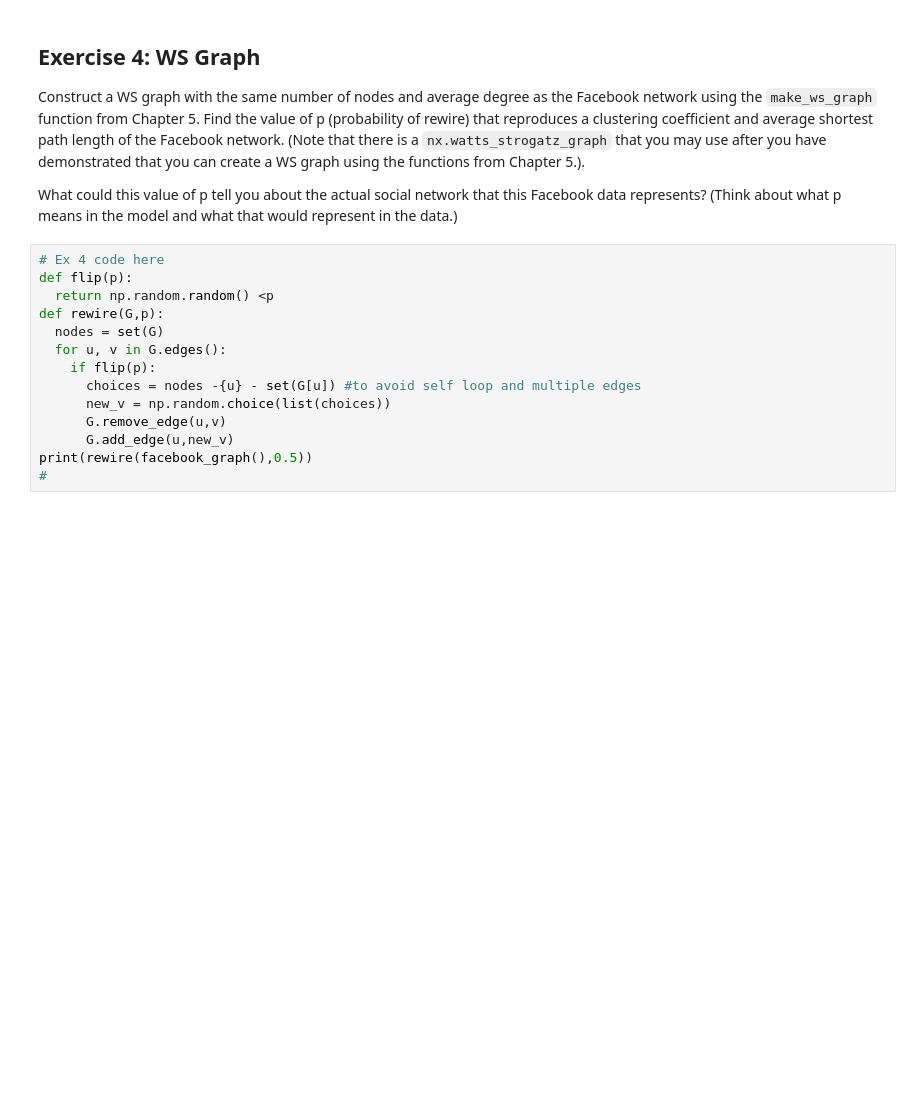
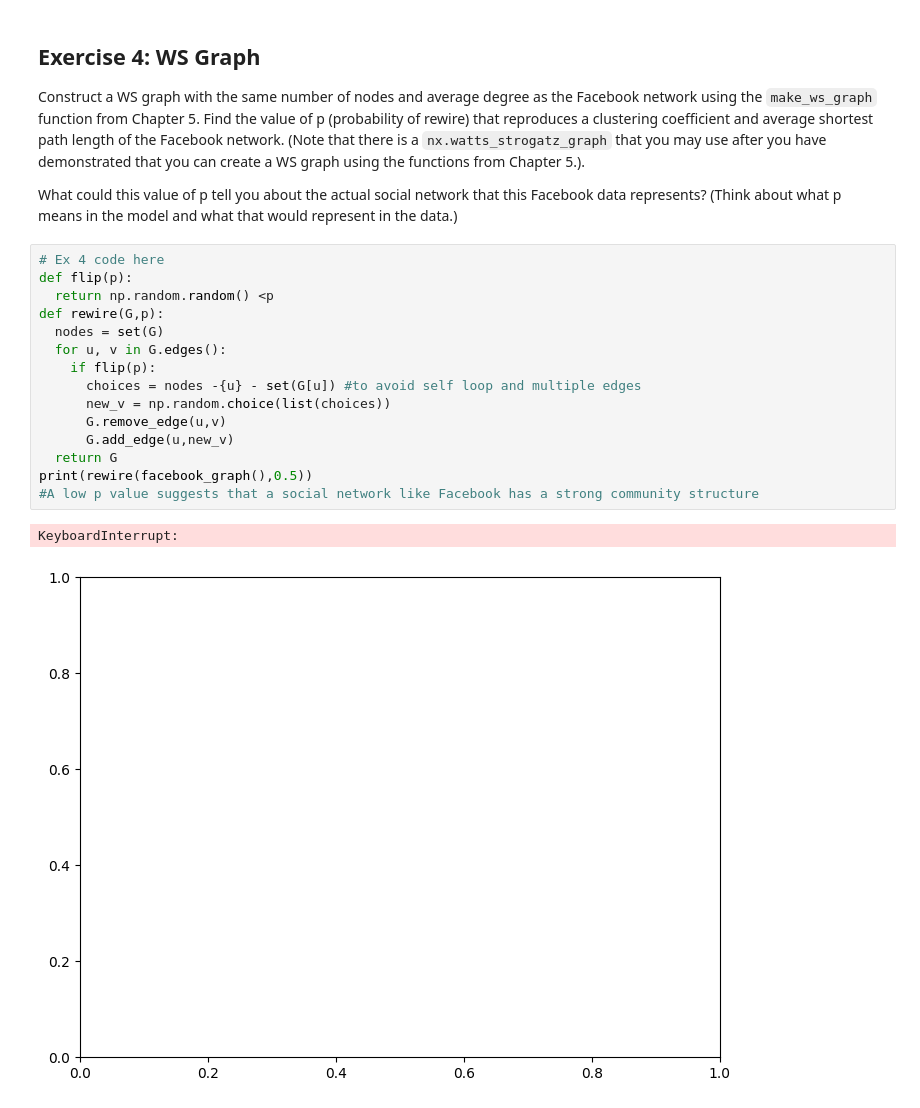
Before and after one commit to kashishkhera44/comp215, a Jupyter notebook: labs/lab06_networks.ipynb, the cells around one changed output. Drawn from its saved outputs; the diff is of its cells as text; blank space fills up the shorter version.

```diff
--- a/labs/lab06_networks.ipynb
+++ b/labs/lab06_networks.ipynb
@@ -144,14 +175,18 @@ What could this value of p tell you about the actual social network that this Fa
 # %%
 # Ex 4 code here
 def flip(p):
   return np.random.random() <p
 def rewire(G,p):
   nodes = set(G)
   for u, v in G.edges():
     if flip(p):
       choices = nodes -{u} - set(G[u]) #to avoid self loop and multiple edges
       new_v = np.random.choice(list(choices))
       G.remove_edge(u,v)
       G.add_edge(u,new_v)
+  return G
 print(rewire(facebook_graph(),0.5))
-#
+#A low p value suggests that a social network like Facebook has a strong community structure
+# %% [output]
+KeyboardInterrupt:
+[figure, added]
```
Also changed, not shown: parts of 2 cells of this notebook.
